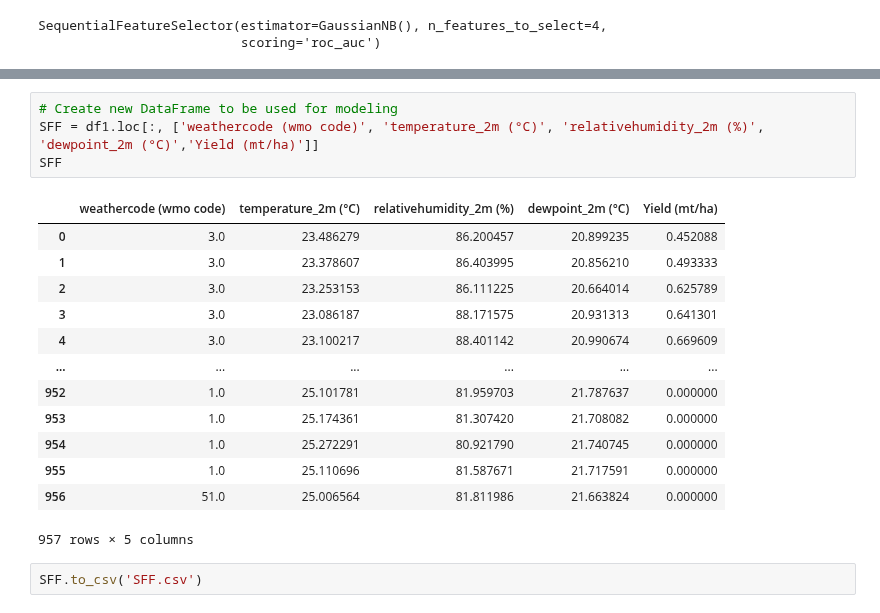
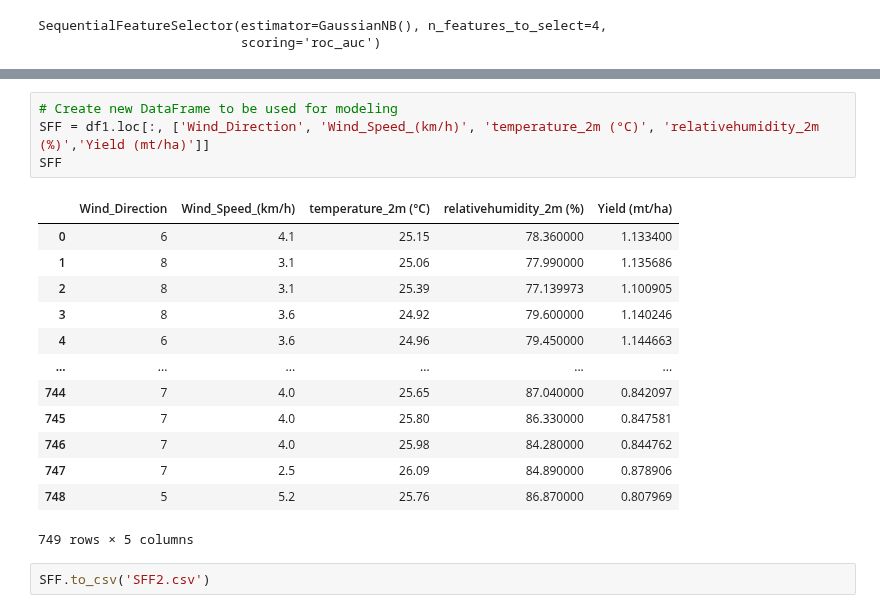
Before and after one commit to darahmanayaga/thesis-2, a Jupyter notebook: preprocessing.ipynb, the cells around one changed output, grey strips where cells are left out. Saved outputs shown, nothing was run; the diff lists cells and outputs as text.

```diff
--- a/preprocessing.ipynb
+++ b/preprocessing.ipynb
@@ -1460,20 +1424,20 @@ array(['weathercode (wmo code)', 'temperature_2m (°C)',
 # %%
 # Create new DataFrame to be used for modeling
-SFF = df1.loc[:, ['weathercode (wmo code)', 'temperature_2m (°C)', 'relativehumidity_2m (%)', 'dewpoint_2m (°C)','Yield (mt/ha)']]
+SFF = df1.loc[:, ['Wind_Direction', 'Wind_Speed_(km/h)', 'temperature_2m (°C)', 'relativehumidity_2m (%)','Yield (mt/ha)']]
 SFF
 # %% [output]
-|  | weathercode (wmo code) | temperature_2m (°C) | relativehumidity_2m (%) | dewpoint_2m (°C) | Yield (mt/ha) |
-| 0 | 3.0 | 23.486279 | 86.200457 | 20.899235 | 0.452088 |
-| 1 | 3.0 | 23.378607 | 86.403995 | 20.856210 | 0.493333 |
-| 2 | 3.0 | 23.253153 | 86.111225 | 20.664014 | 0.625789 |
-| 3 | 3.0 | 23.086187 | 88.171575 | 20.931313 | 0.641301 |
-| 4 | 3.0 | 23.100217 | 88.401142 | 20.990674 | 0.669609 |
+|  | Wind_Direction | Wind_Speed_(km/h) | temperature_2m (°C) | relativehumidity_2m (%) | Yield (mt/ha) |
+| 0 | 6 | 4.1 | 25.15 | 78.360000 | 1.133400 |
+| 1 | 8 | 3.1 | 25.06 | 77.990000 | 1.135686 |
+| 2 | 8 | 3.1 | 25.39 | 77.139973 | 1.100905 |
+| 3 | 8 | 3.6 | 24.92 | 79.600000 | 1.140246 |
+| 4 | 6 | 3.6 | 24.96 | 79.450000 | 1.144663 |
 | ... | ... | ... | ... | ... | ... |
-| 952 | 1.0 | 25.101781 | 81.959703 | 21.787637 | 0.000000 |
-| 953 | 1.0 | 25.174361 | 81.307420 | 21.708082 | 0.000000 |
-| 954 | 1.0 | 25.272291 | 80.921790 | 21.740745 | 0.000000 |
-| 955 | 1.0 | 25.110696 | 81.587671 | 21.717591 | 0.000000 |
-| 956 | 51.0 | 25.006564 | 81.811986 | 21.663824 | 0.000000 |
+| 744 | 7 | 4.0 | 25.65 | 87.040000 | 0.842097 |
+| 745 | 7 | 4.0 | 25.80 | 86.330000 | 0.847581 |
+| 746 | 7 | 4.0 | 25.98 | 84.280000 | 0.844762 |
+| 747 | 7 | 2.5 | 26.09 | 84.890000 | 0.878906 |
+| 748 | 5 | 5.2 | 25.76 | 86.870000 | 0.807969 |
-957 rows × 5 columns
+749 rows × 5 columns
 # %%
-SFF.to_csv('SFF.csv')
+SFF.to_csv('SFF2.csv')
```
Also changed, not shown: parts of 11 cells of this notebook.
